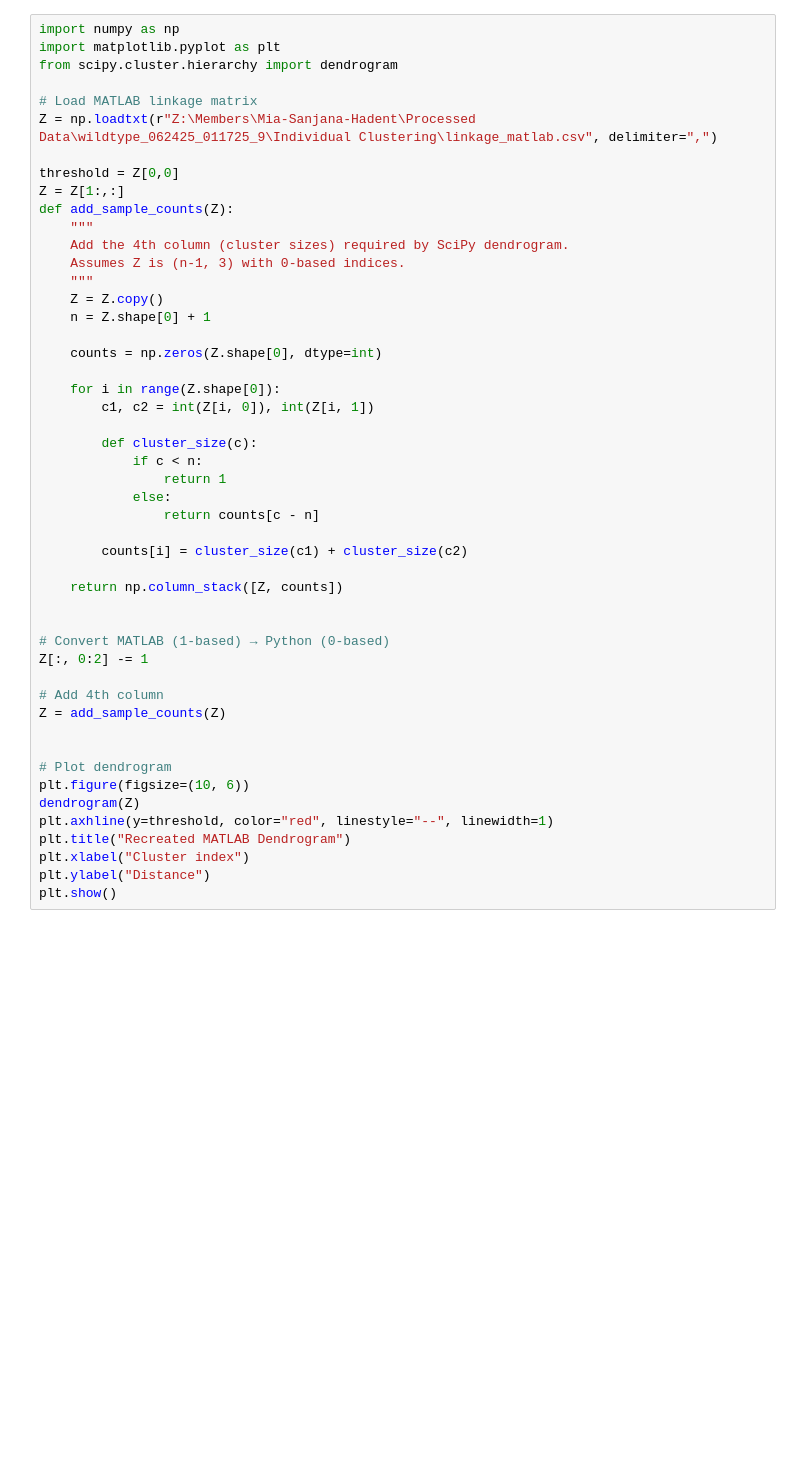
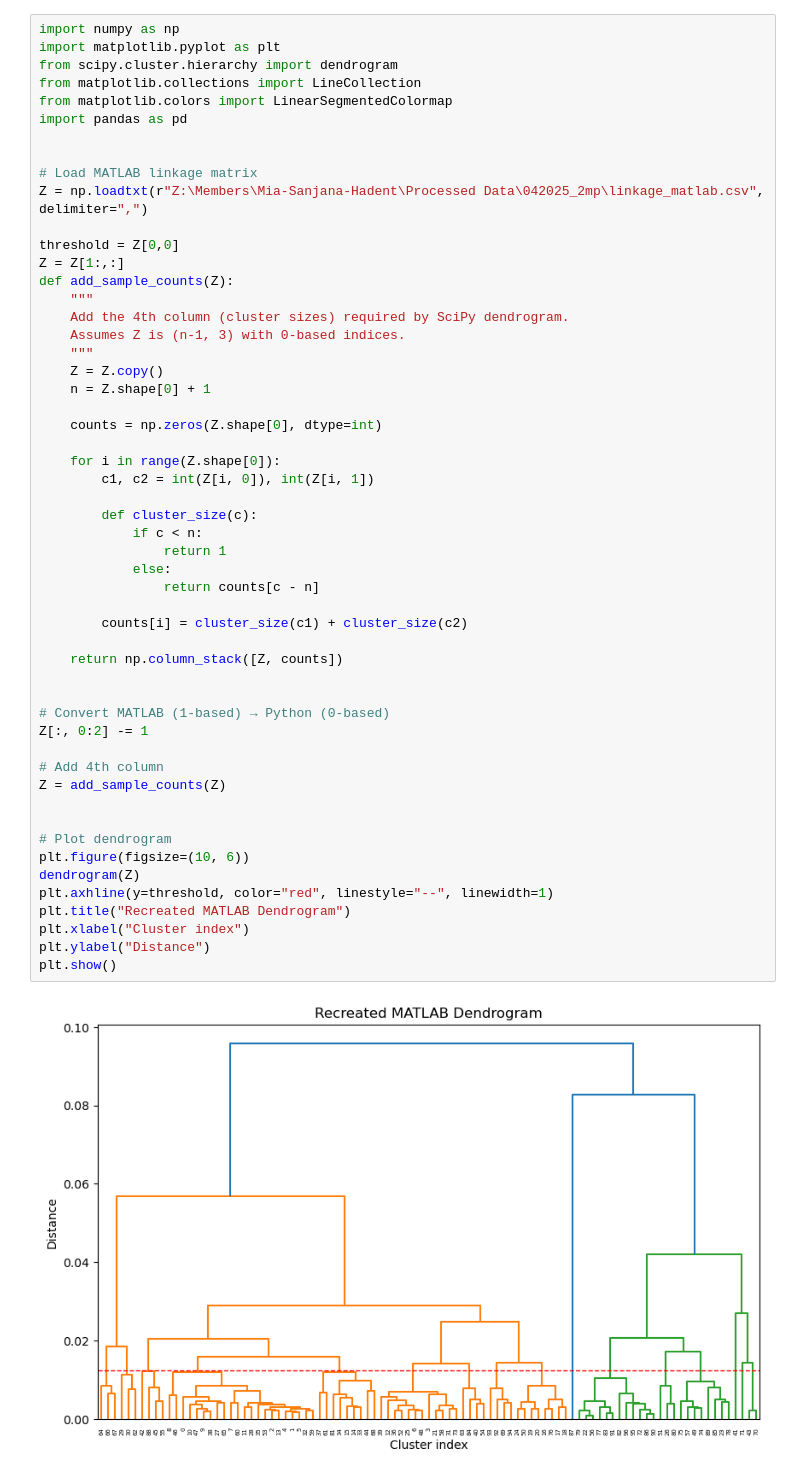
Before and after one commit to Ganglia-Guardian/AccelCluster-Visualizations, a Jupyter notebook: dendogram_from_linkage.ipynb, the cells around one changed output. Saved outputs shown, nothing was run; the diff lists cells and outputs as text; blank space fills up the shorter version.

```diff
--- a/dendogram_from_linkage.ipynb
+++ b/dendogram_from_linkage.ipynb
@@ -2,9 +2,13 @@
 import numpy as np
 import matplotlib.pyplot as plt
 from scipy.cluster.hierarchy import dendrogram
+from matplotlib.collections import LineCollection
+from matplotlib.colors import LinearSegmentedColormap
+import pandas as pd
+
 
 # Load MATLAB linkage matrix
-Z = np.loadtxt(r"Z:\Members\Mia-Sanjana-Hadent\Processed Data\wildtype_062425_011725_9\Individual Clustering\linkage_matlab.csv", delimiter=",")
+Z = np.loadtxt(r"Z:\Members\Mia-Sanjana-Hadent\Processed Data\042025_2mp\linkage_matlab.csv", delimiter=",")
 
 threshold = Z[0,0]
 Z = Z[1:,:]
@@ -20,30 +24,32 @@ def add_sample_counts(Z):
 
     for i in range(Z.shape[0]):
         c1, c2 = int(Z[i, 0]), int(Z[i, 1])
 
         def cluster_size(c):
             if c < n:
                 return 1
             else:
                 return counts[c - n]
 
         counts[i] = cluster_size(c1) + cluster_size(c2)
 
     return np.column_stack([Z, counts])
 
 
 # Convert MATLAB (1-based) → Python (0-based)
 Z[:, 0:2] -= 1
 
 # Add 4th column
 Z = add_sample_counts(Z)
 
 
 # Plot dendrogram
 plt.figure(figsize=(10, 6))
 dendrogram(Z)
 plt.axhline(y=threshold, color="red", linestyle="--", linewidth=1)
 plt.title("Recreated MATLAB Dendrogram")
 plt.xlabel("Cluster index")
 plt.ylabel("Distance")
 plt.show()
+# %% [output]
+[figure, added]
```
Also changed, not shown: parts of 3 cells of this notebook, 1 other file.
